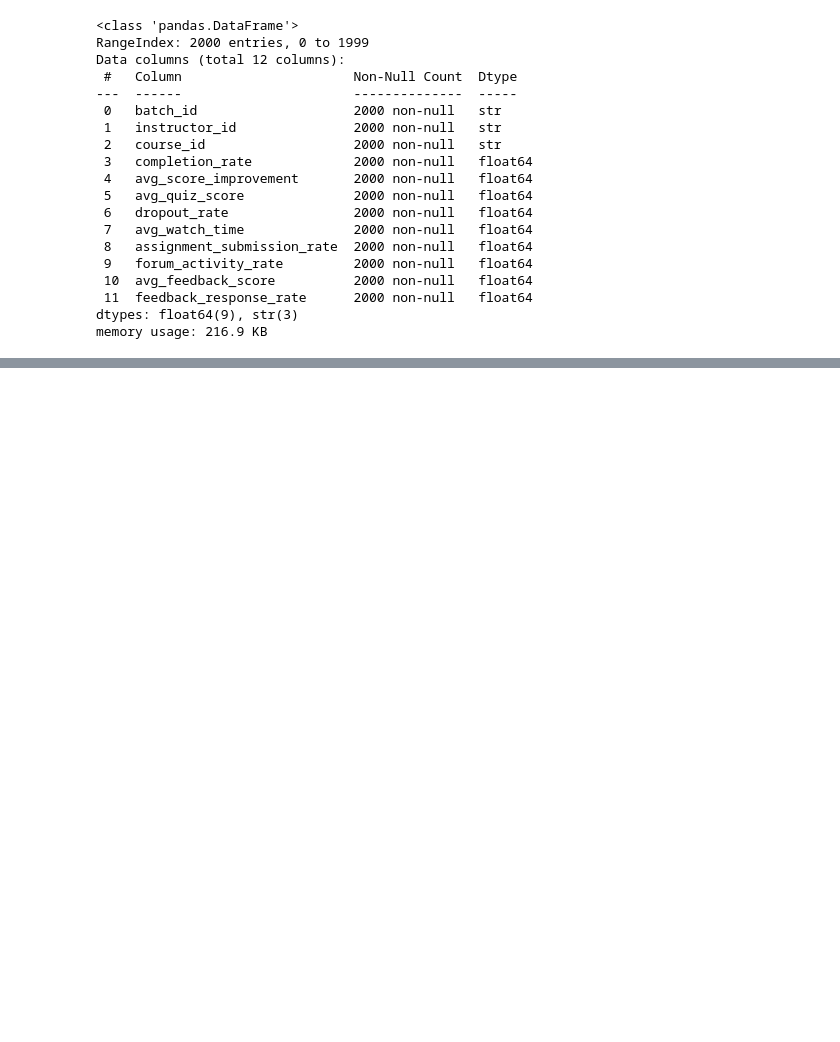
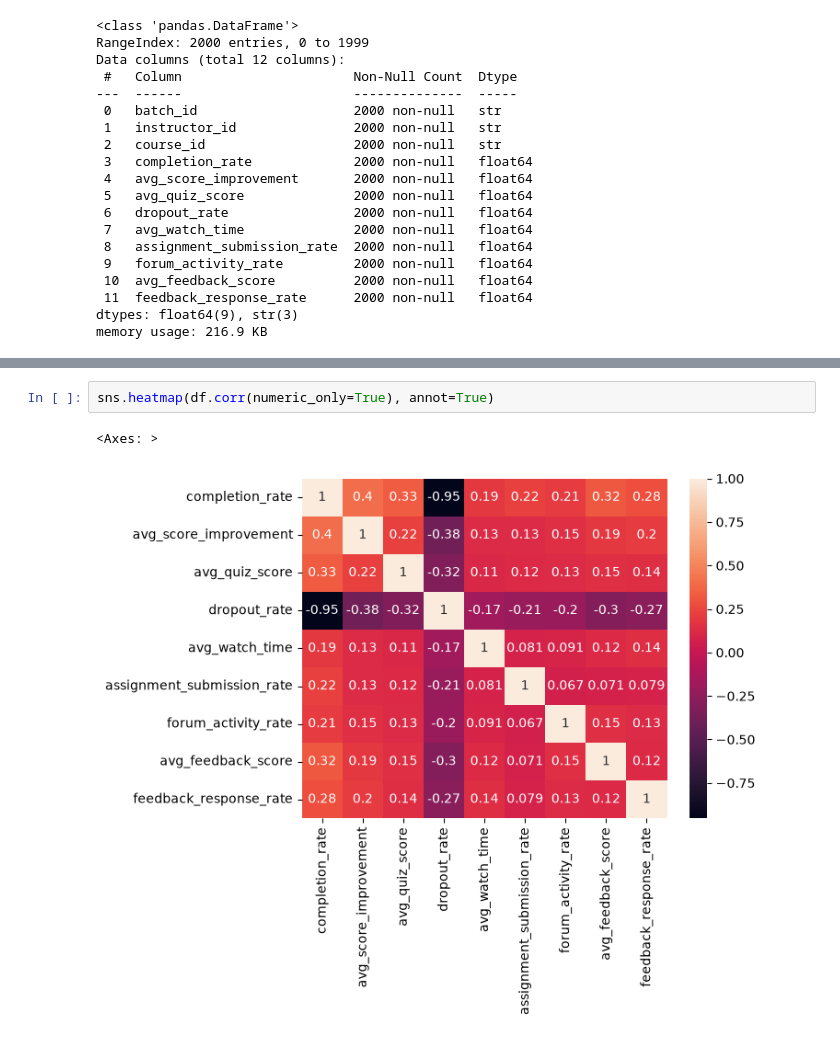
Before and after one commit to Saipathi-123/Instructor-Effectiveness-Modeling, a Jupyter notebook: notebooks/instructor_effectiveness.ipynb, the cells around one changed output, grey strips where cells are left out. Cells and saved outputs as stored; diff of their text form; blank space fills up the shorter version.

```diff
--- a/notebooks/instructor_effectiveness.ipynb
+++ b/notebooks/instructor_effectiveness.ipynb
@@ -48,0 +128,5 @@ memory usage: 216.9 KB
+# %%
+sns.heatmap(df.corr(numeric_only=True), annot=True)
+# %% [output]
+<Axes: >
+[figure, added]
```
Also changed, not shown: parts of 11 cells of this notebook.
